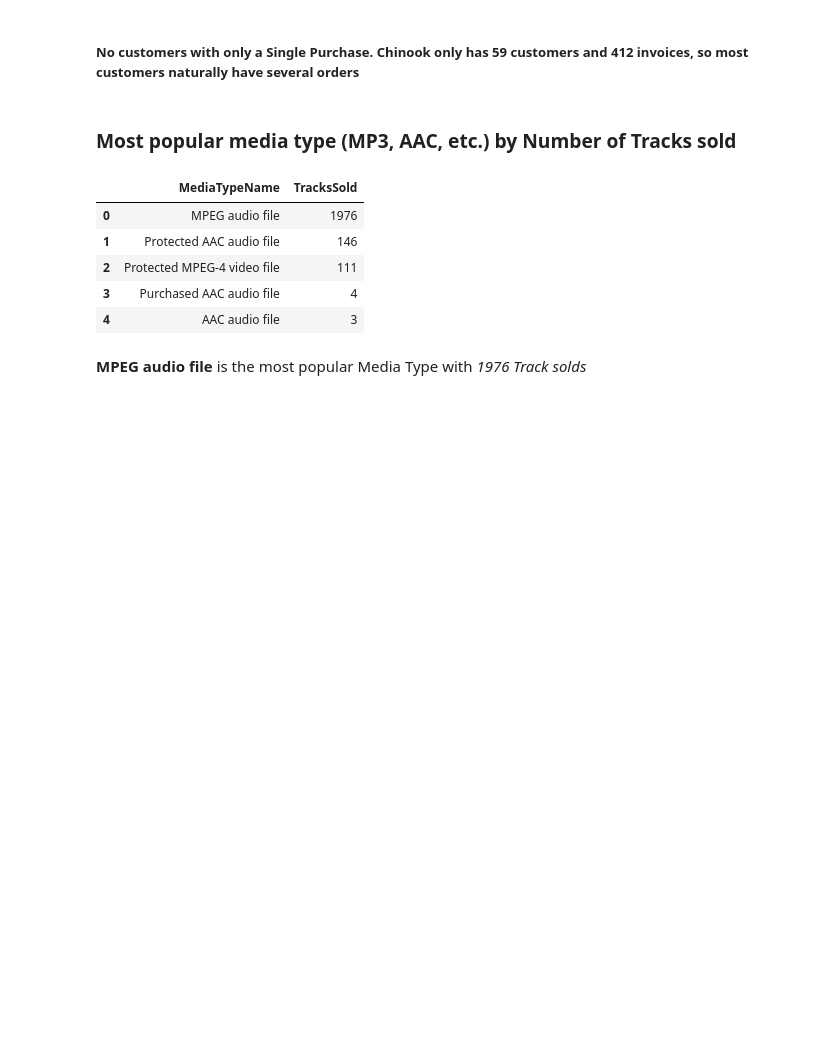
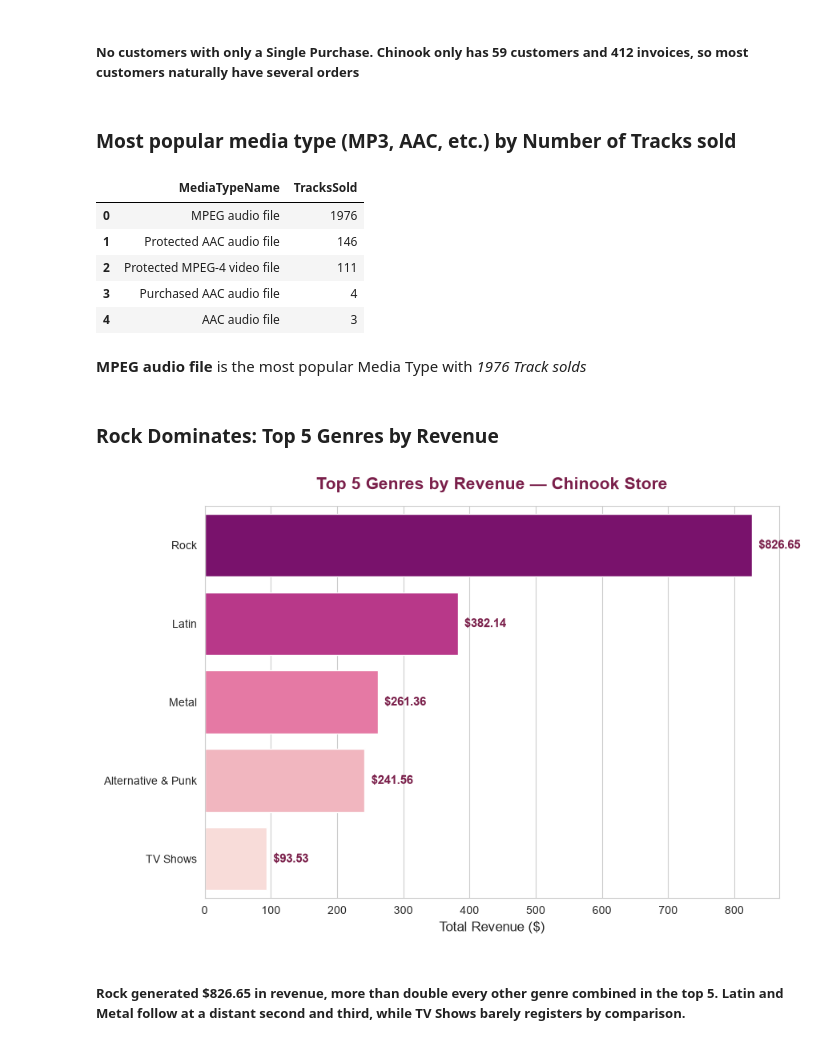
Before and after one commit to zaimapc2-max/SQL_Project1_ChinkookDB, a Jupyter notebook: p1_notebook.ipynb, the cells around one changed output. Drawn from its saved outputs; the diff is of its cells as text; code cells hidden in the pictures; blank space fills up the shorter version.

Commit message:
Chart Added

```diff
--- a/p1_notebook.ipynb
+++ b/p1_notebook.ipynb
@@ -180,3 +180,45 @@ pd.read_sql_query("SELECT mt.Name AS MediaTypeName, COUNT(il.InvoiceLineId) AS T
 | 4 | AAC audio file | 3 |
 # %% [markdown]
 **MPEG audio file** is the most popular Media Type with *1976 Track solds*
+# %% [markdown]
+### Rock Dominates: Top 5 Genres by Revenue
+# %%
+import seaborn as sns
+import matplotlib.pyplot as plt
+import pandas as pd
+
+data = {
+    'Genre': ['Rock', 'Latin', 'Metal', 'Alternative & Punk', 'TV Shows'],
+    'Revenue': [826.65, 382.14, 261.36, 241.56, 93.53]
+}
+df = pd.DataFrame(data)
+
+sns.set_style("whitegrid")
+plt.figure(figsize=(9, 6))
+
+palette = sns.color_palette("RdPu", n_colors=len(df))[::-1]
+
+ax = sns.barplot(
+    data=df,
+    x='Revenue',
+    y='Genre',
+    palette=palette,
+    hue='Genre',
+    legend=False
+)
+
+# Add value labels on bars
+for i, v in enumerate(df['Revenue']):
+    ax.text(v + 10, i, f"${v:,.2f}", va='center', fontsize=11, fontweight='bold', color='#7a1f4a')
+
+plt.title('Top 5 Genres by Revenue — Chinook Store', fontsize=15, fontweight='bold', color='#7a1f4a', pad=15)
+plt.xlabel('Total Revenue ($)', fontsize=12)
+plt.ylabel('')
+plt.tight_layout()
+
+plt.savefig('genre_revenue_chart.png', dpi=300, bbox_inches='tight')
+plt.show()
+# %% [output]
+[figure, added]
+# %% [markdown]
+##### Rock generated $826.65 in revenue, more than double every other genre combined in the top 5. Latin and Metal follow at a distant second and third, while TV Shows barely registers by comparison.
```
Also changed, not shown: 1 other file.
